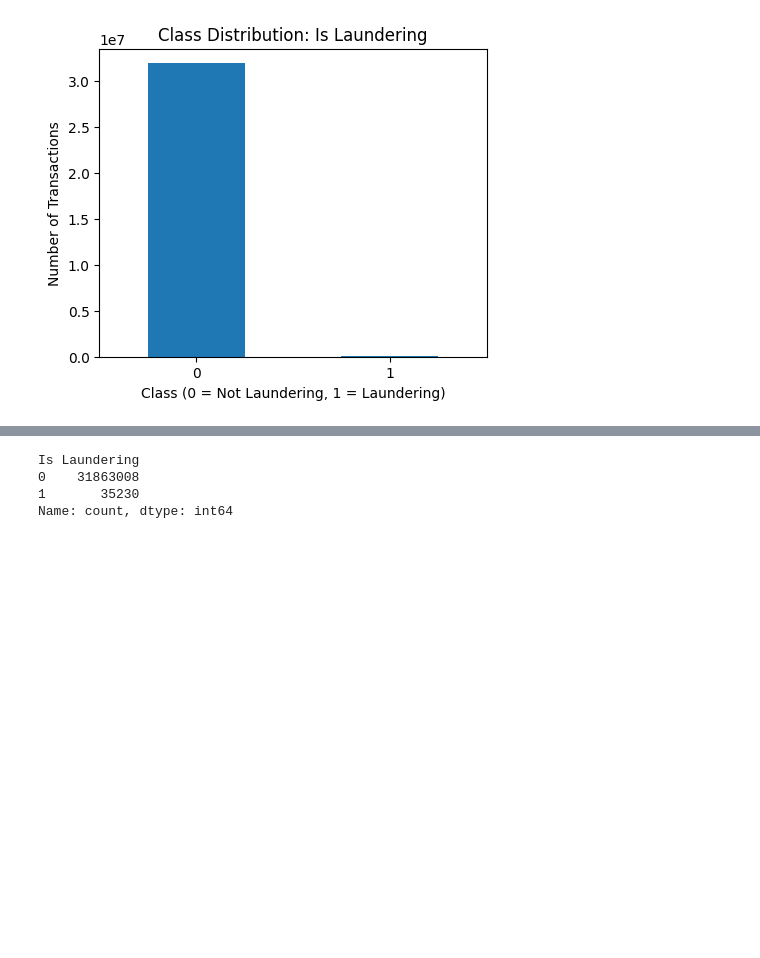
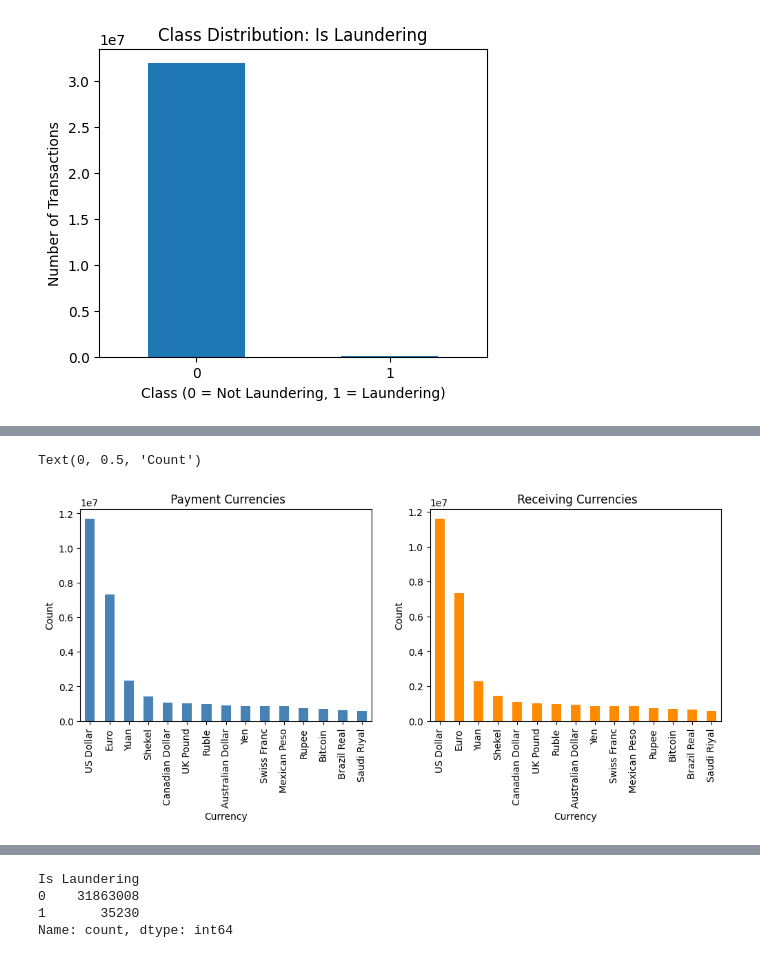
Before and after one commit to DelphinKdl/CUA-MDA-Capstone-BaaS-Risk-Monitoring, a Jupyter notebook: notebooks/01_eda.ipynb, the cells around one changed output, grey strips where cells are left out. Saved outputs shown, nothing was run; the diff lists cells and outputs as text; code cells hidden in the pictures; blank space fills up the shorter version.

```diff
--- a/notebooks/01_eda.ipynb
+++ b/notebooks/01_eda.ipynb
@@ -272,0 +303,19 @@ For modeling, we’ll need imbalance strategies:
+# %%
+
+# Payment & Receiving Currencies
+currency_counts = df['Payment Currency'].value_counts()
+recv_currency_counts = df['Receiving Currency'].value_counts()
+
+fig, axes = plt.subplots(1, 2, figsize=(12,4))
+currency_counts.plot(kind='bar', ax=axes[0], color='steelblue')
+axes[0].set_title(" Payment Currencies")
+axes[0].set_xlabel("Currency")
+axes[0].set_ylabel("Count")
+
+recv_currency_counts.plot(kind='bar', ax=axes[1], color='darkorange')
+axes[1].set_title(" Receiving Currencies")
+axes[1].set_xlabel("Currency")
+axes[1].set_ylabel("Count")
+# %% [output]
+Text(0, 0.5, 'Count')
+[figure, added]
```
Also changed, not shown: parts of 4 cells of this notebook.
